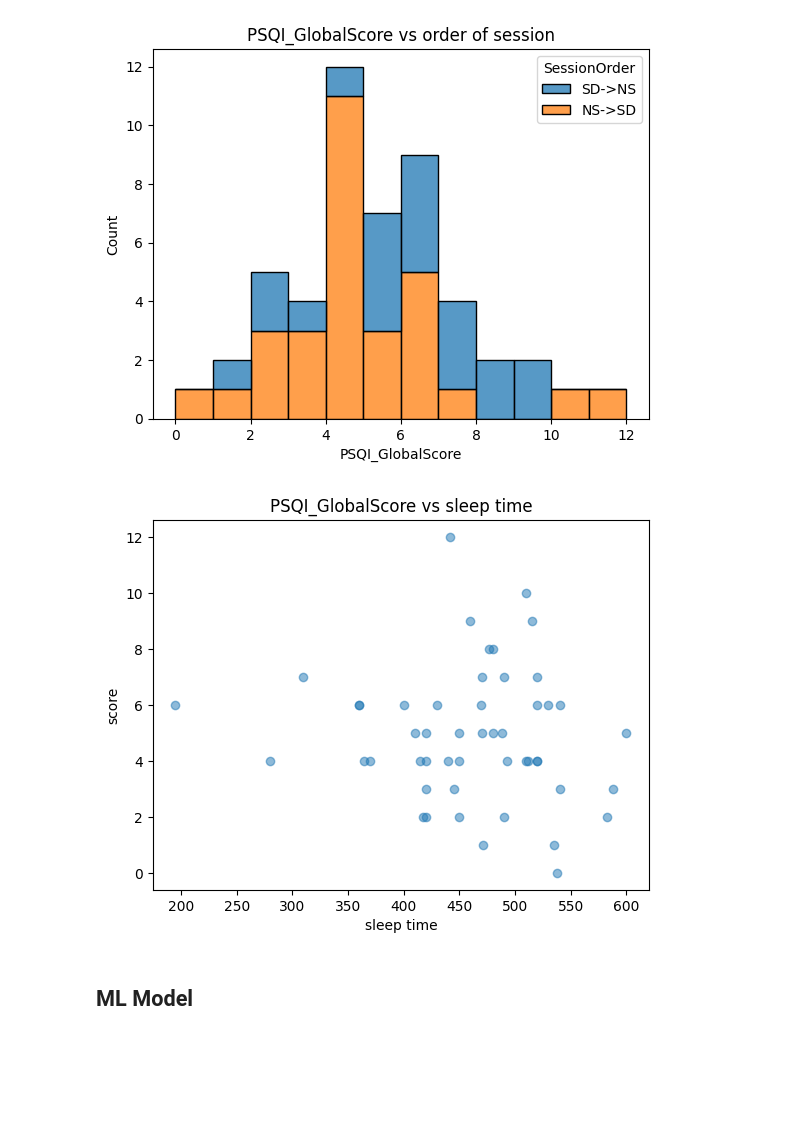
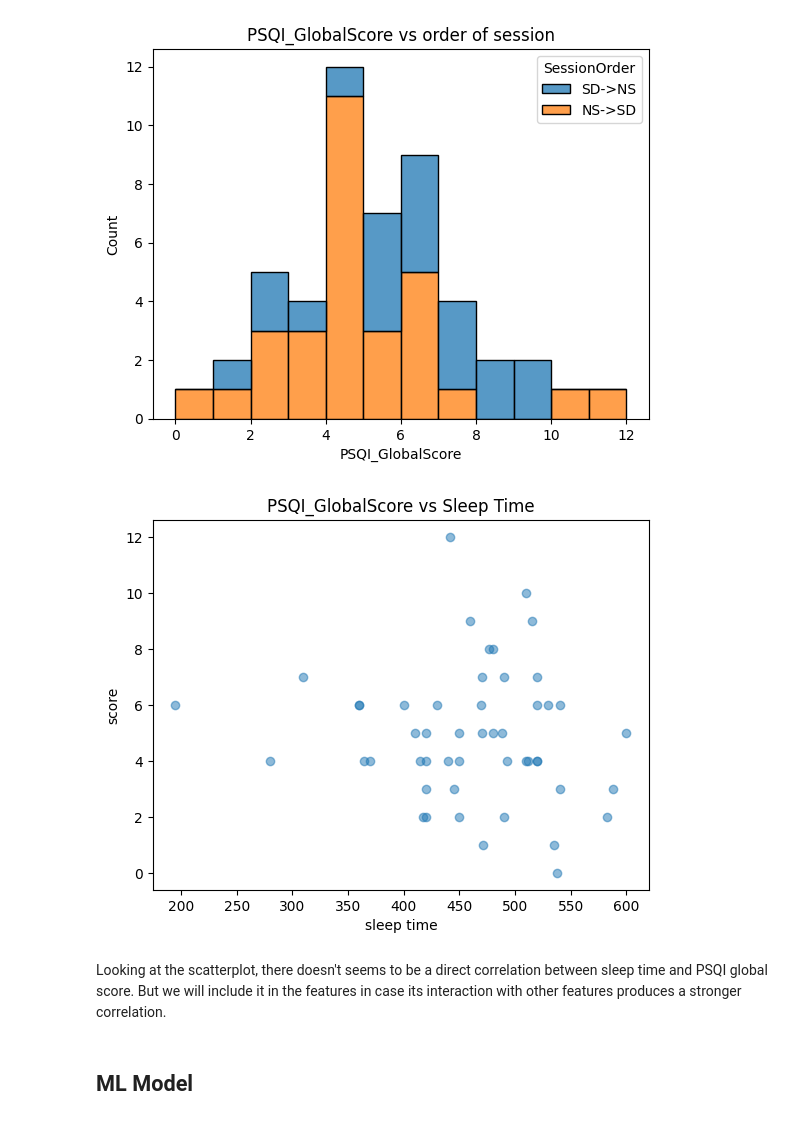
Before and after one commit to yangwestyyy21/sleepdeprivation_COGS138, a Jupyter notebook: sleepdeprivation_COGS138/Final-Notebook.ipynb, the cells around one changed output. Cells and saved outputs as stored; diff of their text form; code cells hidden in the pictures; blank space fills up the shorter version.

```diff
--- a/sleepdeprivation_COGS138/Final-Notebook.ipynb
+++ b/sleepdeprivation_COGS138/Final-Notebook.ipynb
@@ -274,15 +316,17 @@ plt.title('PSQI_GlobalScore'  + " vs order of session")
 Text(0.5, 1.0, 'PSQI_GlobalScore vs order of session')
 [figure]
 # %%
-#plot for sleep hours vs test results
+# plot for sleep hours vs test results
 
 plt.scatter(df['Sleep_time'], df['PSQI_GlobalScore'], alpha = 0.5)
-plt.title('PSQI_GlobalScore' + " vs sleep time")
+plt.title('PSQI_GlobalScore' + " vs Sleep Time")
 plt.xlabel('sleep time')
 plt.ylabel('score')
 plt.show()
 # %% [output]
-[figure, old version]
+[figure, new version]
+# %% [markdown]
+Looking at the scatterplot, there doesn't seems to be a direct correlation between sleep time and PSQI global score. But we will include it in the features in case its interaction with other features produces a stronger correlation.
 # %% [markdown]
 ## ML Model
 # %% [markdown]
```
Also changed, not shown: parts of 17 cells of this notebook.
